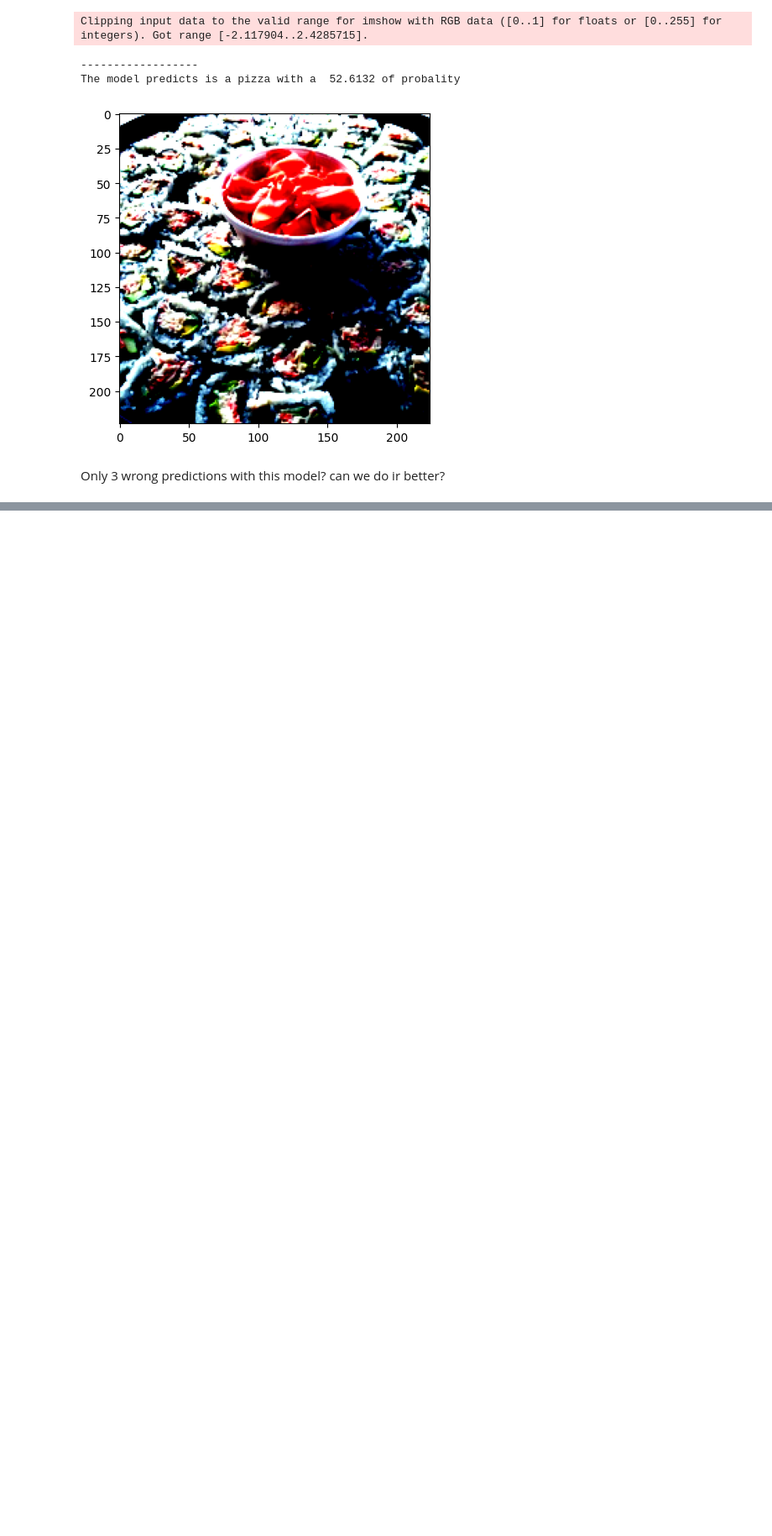
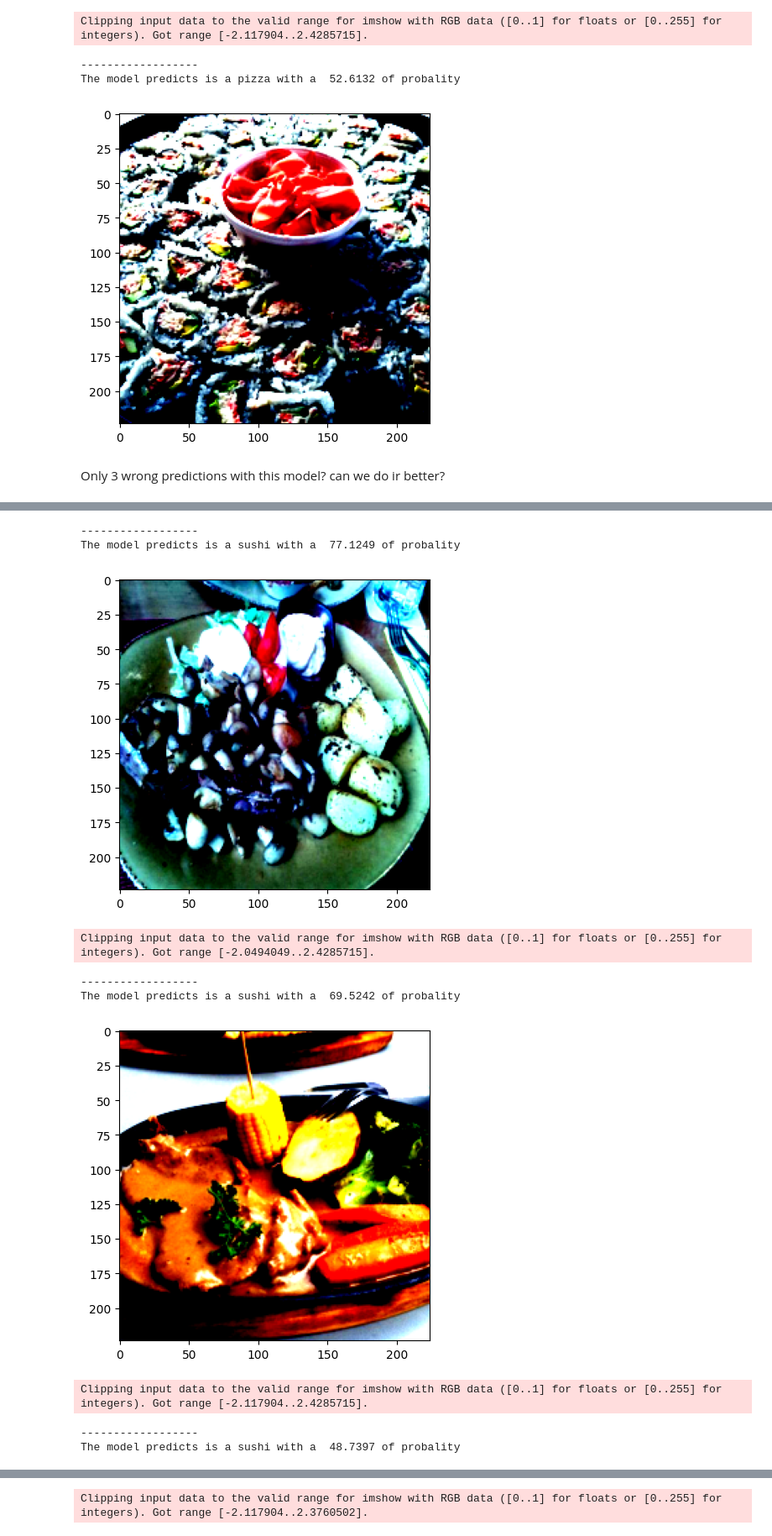
Before and after one commit to Astolfo2332/dpl_notes, a Jupyter notebook: Pytorch/Pre_trained_models.ipynb, the cells around one changed output, grey strips where cells are left out. Shown at 84% size. Cells and saved outputs as stored; diff of their text form; code cells hidden in the pictures; blank space fills up the shorter version.

```diff
--- a/Pytorch/Pre_trained_models.ipynb
+++ b/Pytorch/Pre_trained_models.ipynb
@@ -433,0 +642,15 @@ Only 3 wrong predictions with this model? can we do ir better?
+# %%
+data = {"sample": [i for i in range(len(samples))], "label": y_true.cpu()
+        , "prediction": y_pred_list.cpu(),
+        "pred_prob": [row for row in torch.softmax(y_logits_list.cpu(), 1).numpy()]}
+df = pd.DataFrame(data)
+df = df[df["prediction"] != df["label"]]
+df["pred_diference"] = df.apply(diff_label, axis=1)
+df = df.sort_values(by="pred_diference", ascending=True)
+for i in df.index.values[:5]:
+    print("------------------")
+    predicted_class = df.loc[i, "prediction"]
+    print(f"The model predicts is a {class_names[predicted_class]} with a {df.loc[i, "pred_prob"][predicted_class] * 100: .4f} of probality")
+    plt.imshow(samples[i].permute(1, 2, 0))
+    plt.show()
+# %% [output]
@@ -433,0 +658,10 @@ Only 3 wrong predictions with this model? can we do ir better?
+------------------
+The model predicts is a sushi with a  77.1249 of probality
+[figure, added]
+Clipping input data to the valid range for imshow with RGB data ([0..1] for floats or [0..255] for integers). Got range [-2.0494049..2.4285715].
+------------------
+The model predicts is a sushi with a  69.5242 of probality
+[figure, added]
+Clipping input data to the valid range for imshow with RGB data ([0..1] for floats or [0..255] for integers). Got range [-2.117904..2.4285715].
+------------------
+The model predicts is a sushi with a  48.7397 of probality
@@ -433,0 +669 @@ Only 3 wrong predictions with this model? can we do ir better?
+Clipping input data to the valid range for imshow with RGB data ([0..1] for floats or [0..255] for integers). Got range [-2.117904..2.3760502].
```
Also changed, not shown: parts of 25 cells of this notebook.
